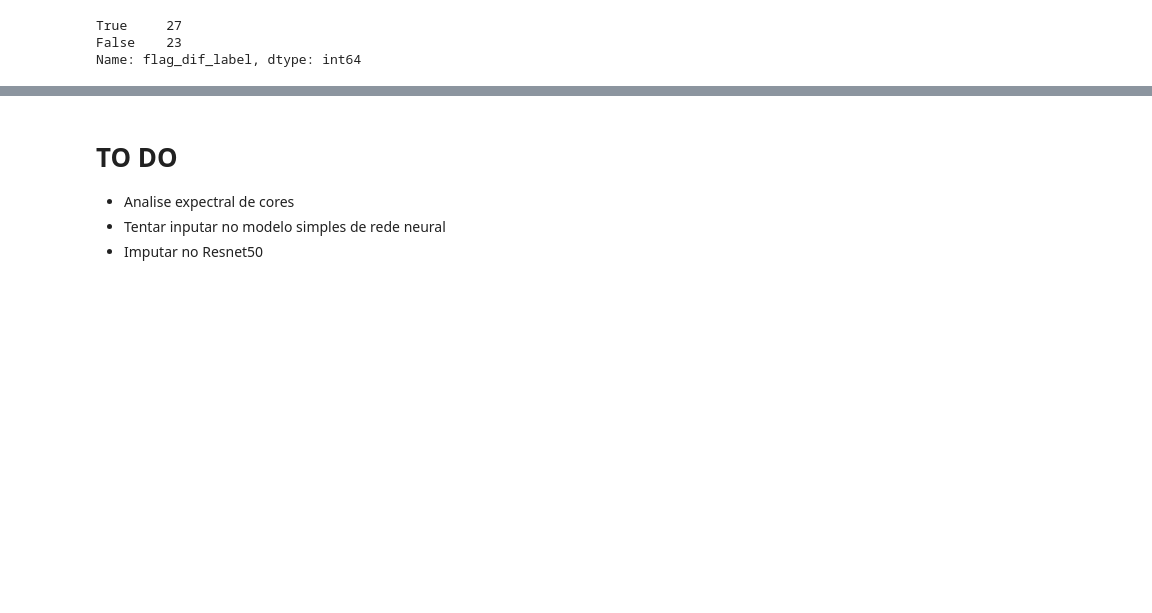
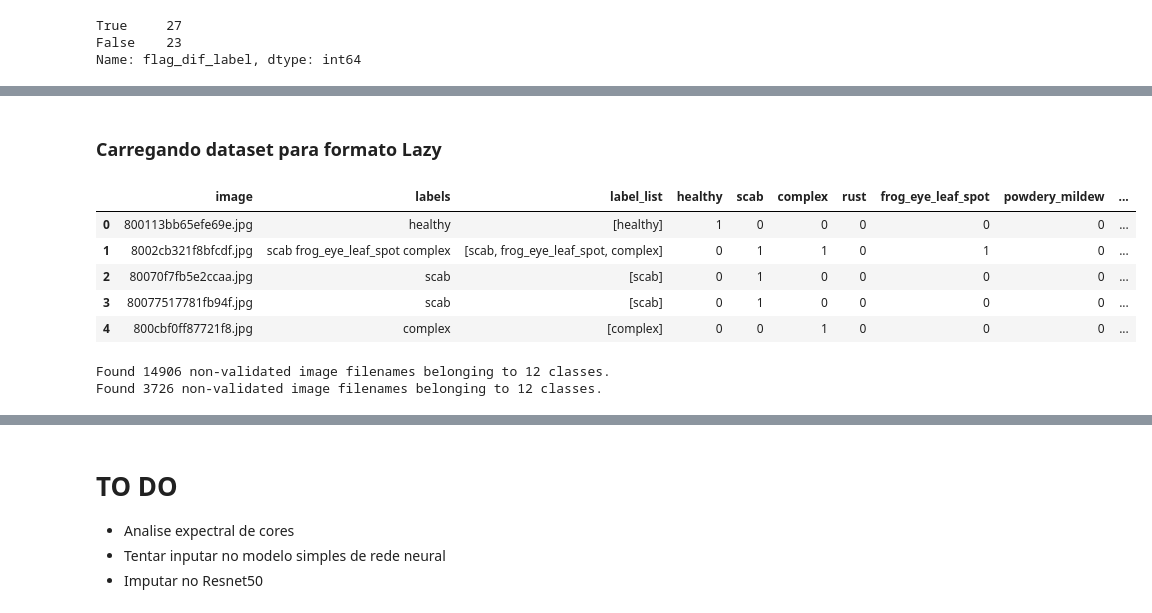
Before and after one commit to esuda/mineiracao_dados_complexos, a Jupyter notebook: Trabalho_Final_Draft_Eric.ipynb, the cells around one changed output, grey strips where cells are left out. Drawn from its saved outputs; the diff is of its cells as text; code cells hidden in the pictures; blank space fills up the shorter version.

```diff
--- a/Trabalho_Final_Draft_Eric.ipynb
+++ b/Trabalho_Final_Draft_Eric.ipynb
@@ -482,3 +467,5 @@ df_train = df_train.merge(df_exc, how="left", left_on="image", right_on="img_exc
 filter = df_train["flag_exc"]==0
 
 df_train_filtered = df_train[filter]
+# %% [markdown]
+### Carregando dataset para formato Lazy
@@ -484,0 +485,45 @@ df_train_filtered = df_train[filter]
+# %%
+df_train.head()
+# %% [output]
+|  | image | labels | label_list | healthy | scab | complex | rust | frog_eye_leaf_spot | powdery_mildew | ... |
+| 0 | 800113bb65efe69e.jpg | healthy | [healthy] | 1 | 0 | 0 | 0 | 0 | 0 | ... |
+| 1 | 8002cb321f8bfcdf.jpg | scab frog_eye_leaf_spot complex | [scab, frog_eye_leaf_spot, complex] | 0 | 1 | 1 | 0 | 1 | 0 | ... |
+| 2 | 80070f7fb5e2ccaa.jpg | scab | [scab] | 0 | 1 | 0 | 0 | 0 | 0 | ... |
+| 3 | 80077517781fb94f.jpg | scab | [scab] | 0 | 1 | 0 | 0 | 0 | 0 | ... |
+| 4 | 800cbf0ff87721f8.jpg | complex | [complex] | 0 | 0 | 1 | 0 | 0 | 0 | ... |
+# %%
+HEIGHT = 512
+WIDTH=512
+SEED = 42
+BATCH_SIZE= 128
+
+df_train_filtered = df_train[["image", "labels"]]
+
+train_dataset = train_datagen.flow_from_dataframe(
+    df_train_filtered,
+    directory = "/projeto_final/train_images/",
+    x_col = "image",
+    y_col = "labels",
+    target_size = (HEIGHT,WIDTH),
+    class_mode='categorical',
+    batch_size = BATCH_SIZE,
+    subset = "training",
+    shuffle = True,
+    seed = SEED,
+    validate_filenames = False)
+
+validation_dataset = train_datagen.flow_from_dataframe(
+    df_train_filtered,
+    directory = "/projeto_final/train_images/",
+    x_col = "image",
+    y_col = "labels",
+    target_size = (HEIGHT,WIDTH),
+    class_mode='categorical',
+    batch_size = BATCH_SIZE,
+    subset = "validation",
+    shuffle = True,
+    seed = SEED,
+    validate_filenames = False)
+# %% [output]
+Found 14906 non-validated image filenames belonging to 12 classes.
+Found 3726 non-validated image filenames belonging to 12 classes.
```
Also changed, not shown: parts of 13 cells of this notebook.
